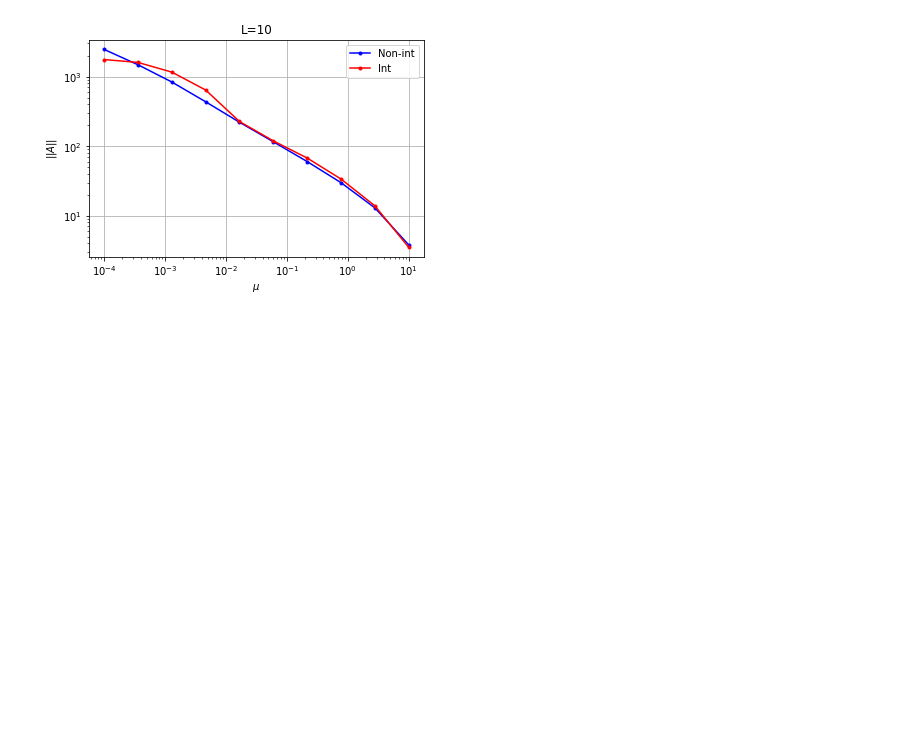
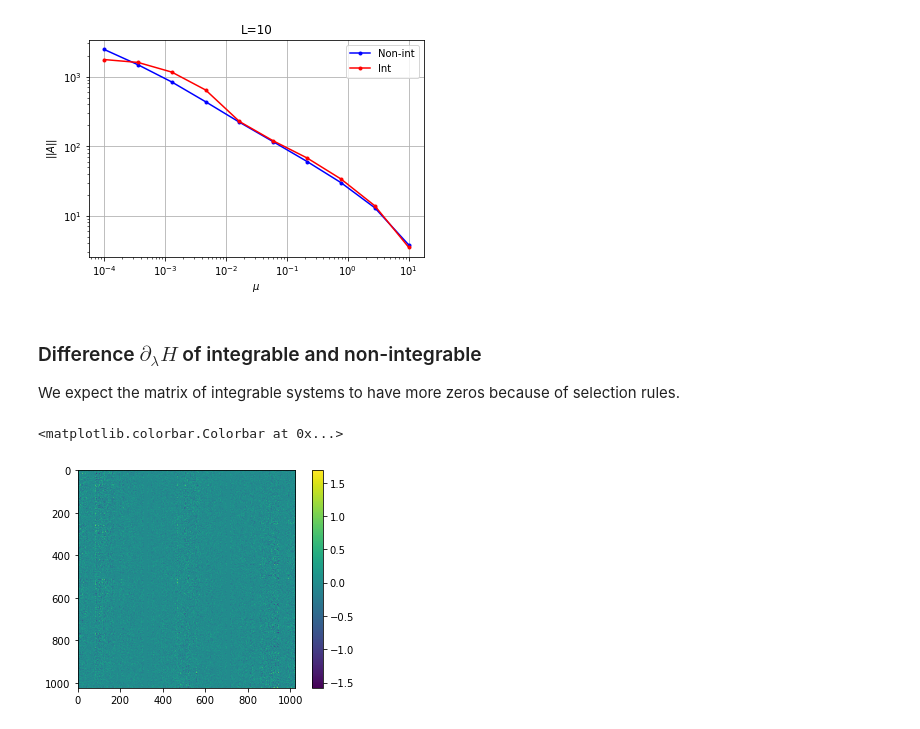
Before and after one commit to alexandreday/counterdiabatic-driving, a Jupyter notebook: zero_denom/norm_guage_potential.ipynb, the cells around one changed output. Drawn from its saved outputs; the diff is of its cells as text; code cells hidden in the pictures; blank space fills up the shorter version.

```diff
--- a/zero_denom/norm_guage_potential.ipynb
+++ b/zero_denom/norm_guage_potential.ipynb
@@ -139,7 +139,7 @@ def Ham_nonint(L):
 
 def Ham_int(L):
     basis = spin_basis_1d(L)
-    hz=(np.sqrt(5)+1)/4 #parameters used by Kim and Huse
+    hz=-0.5#(np.sqrt(5)+1)/4 #parameters used by Kim and Huse
     hx=0.0#(np.sqrt(5)+5)/8
     J=1.0
     hz_arr = [[hz,i] for i in range(L)] # OBC
@@ -156,7 +156,7 @@ def del_lambda_Ham(L):
     basis = spin_basis_1d(L)
     hx_lamb=1.0
     hx_lamb_arr = [[hx_lamb,i] for i in range(L)] # OBC
-    static_lamb = [["x",hx_lamb_arr]]
+    static_lamb = [["z",hx_lamb_arr]]
     dynamic_lamb =[]
     op_lamb=hamiltonian(static_lamb,dynamic_lamb,basis=basis,dtype=np.complex_,check_symm=False,check_herm=False)
     return op_lamb
@@ -353,3 +463,29 @@ plt.legend()
 # %% [output]
 <matplotlib.legend.Legend at 0x...>
 [figure]
+# %% [markdown]
+### Difference $\partial_{\lambda} H$ of integrable and non-integrable
+We expect the matrix of integrable systems to have more zeros because of selection rules.
+# %%
+H=Ham_int(10)
+E,V= H.eigh()
+op_lamb= del_lambda_Ham(L)
+num_lamb = np.dot(V,np.dot(op_lamb.toarray(),np.conj(V)))
+# %%
+x=num_lamb
+x_r=np.real(x)
+x_im=np.imag(x)
+
+
+#plt.subplot(1, 2, 1)
+plt.imshow(x_r)
+plt.colorbar()
+
+#plt.subplot(1, 2, 2)
+#plt.imshow(x_im)
+#plt.colorbar()
+
+#plt.tight_layout(pad=1.08)
+# %% [output]
+<matplotlib.colorbar.Colorbar at 0x...>
+[figure, added]
```
Also changed, not shown: parts of 27 cells of this notebook, 5 other files.
